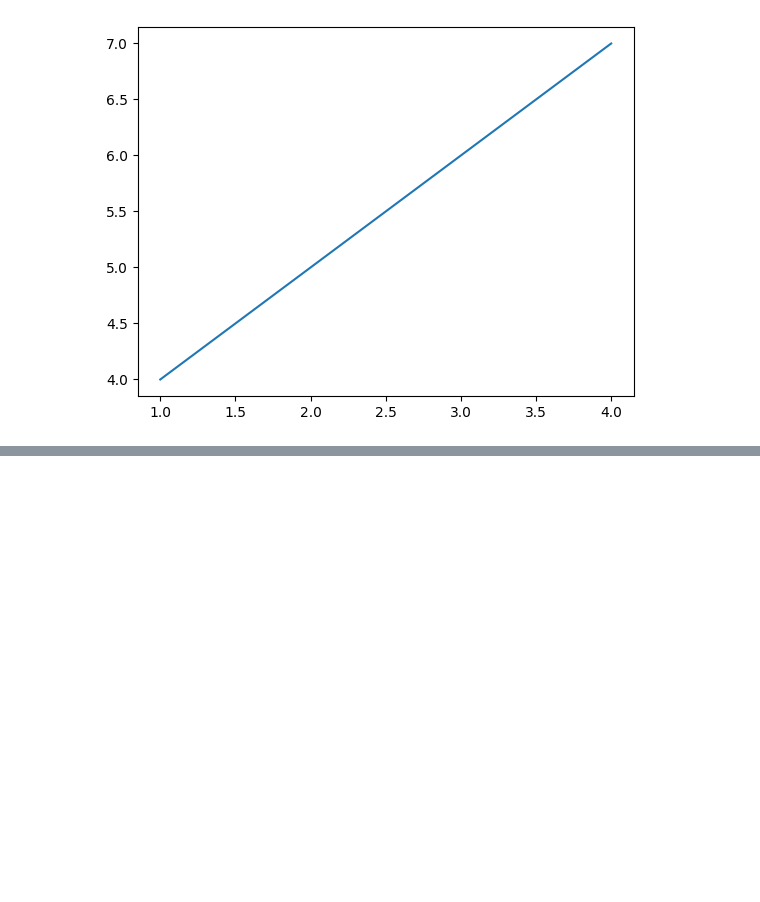
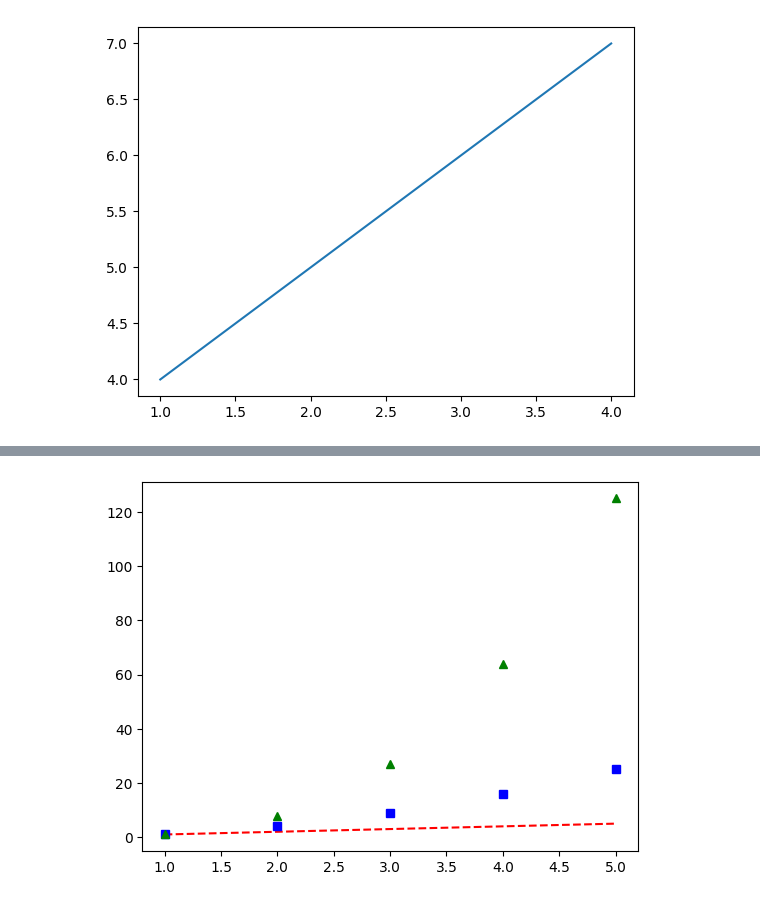
Before and after one commit to ananya-codes-data/Learning-Python, a Jupyter notebook: matplotlib.ipynb, the cells around one changed output, grey strips where cells are left out. Saved outputs shown, nothing was run; the diff lists cells and outputs as text; code cells hidden in the pictures; blank space fills up the shorter version.

```diff
--- a/matplotlib.ipynb
+++ b/matplotlib.ipynb
@@ -35,0 +62,9 @@ plt.show()
+# %%
+# evenly sampled time at 200ms intervals
+t = np.arange(1, 6, 1)
+
+# red dashes, blue squares and green triangles
+plt.plot(t, t, 'r--', t, t**2, 'bs', t, t**3, 'g^')
+plt.show()
+# %% [output]
+[figure, added]
```
Also changed, not shown: parts of 9 cells of this notebook.
